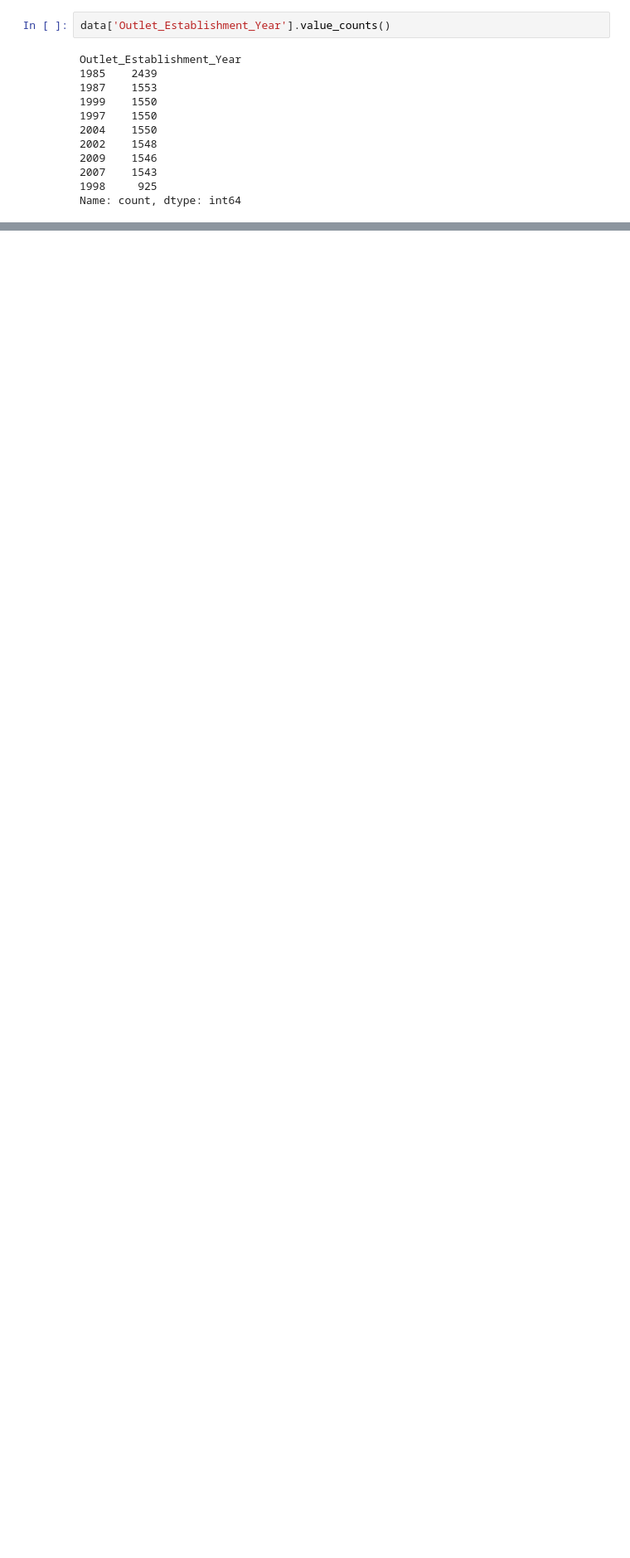
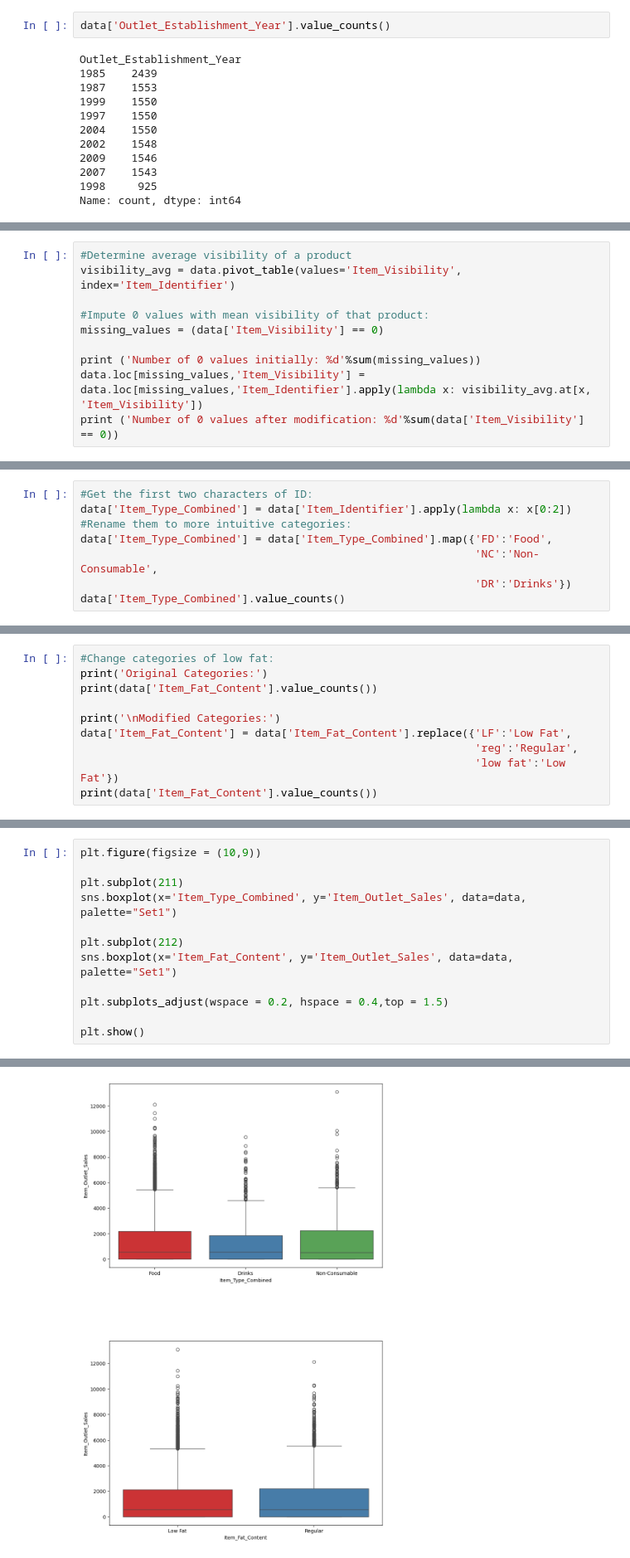
Before and after one commit to MudaserShah/Exploratory-Data-Analysis-EDA-, a Jupyter notebook: Big_Mart_Sales.ipynb, the cells around one changed output, grey strips where cells are left out. Shown at 83% size. Drawn from its saved outputs; the diff is of its cells as text; blank space fills up the shorter version.

```diff
--- a/Big_Mart_Sales.ipynb
+++ b/Big_Mart_Sales.ipynb
@@ -135,0 +305,10 @@ Name: count, dtype: int64
+# %%
+#Determine average visibility of a product
+visibility_avg = data.pivot_table(values='Item_Visibility', index='Item_Identifier')
+
+#Impute 0 values with mean visibility of that product:
+missing_values = (data['Item_Visibility'] == 0)
+
+print ('Number of 0 values initially: %d'%sum(missing_values))
+data.loc[missing_values,'Item_Visibility'] = data.loc[missing_values,'Item_Identifier'].apply(lambda x: visibility_avg.at[x, 'Item_Visibility'])
+print ('Number of 0 values after modification: %d'%sum(data['Item_Visibility'] == 0))
@@ -135,0 +318,8 @@ Name: count, dtype: int64
+# %%
+#Get the first two characters of ID:
+data['Item_Type_Combined'] = data['Item_Identifier'].apply(lambda x: x[0:2])
+#Rename them to more intuitive categories:
+data['Item_Type_Combined'] = data['Item_Type_Combined'].map({'FD':'Food',
+                                                             'NC':'Non-Consumable',
+                                                             'DR':'Drinks'})
+data['Item_Type_Combined'].value_counts()
@@ -135,0 +336,10 @@ Name: count, dtype: int64
+# %%
+#Change categories of low fat:
+print('Original Categories:')
+print(data['Item_Fat_Content'].value_counts())
+
+print('\nModified Categories:')
+data['Item_Fat_Content'] = data['Item_Fat_Content'].replace({'LF':'Low Fat',
+                                                             'reg':'Regular',
+                                                             'low fat':'Low Fat'})
+print(data['Item_Fat_Content'].value_counts())
@@ -135,0 +361,13 @@ Name: count, dtype: int64
+# %%
+plt.figure(figsize = (10,9))
+
+plt.subplot(211)
+sns.boxplot(x='Item_Type_Combined', y='Item_Outlet_Sales', data=data, palette="Set1")
+
+plt.subplot(212)
+sns.boxplot(x='Item_Fat_Content', y='Item_Outlet_Sales', data=data, palette="Set1")
+
+plt.subplots_adjust(wspace = 0.2, hspace = 0.4,top = 1.5)
+
+plt.show()
+# %% [output]
@@ -135,0 +381 @@ Name: count, dtype: int64
+[figure, added]
```
Also changed, not shown: parts of 26 cells of this notebook.
